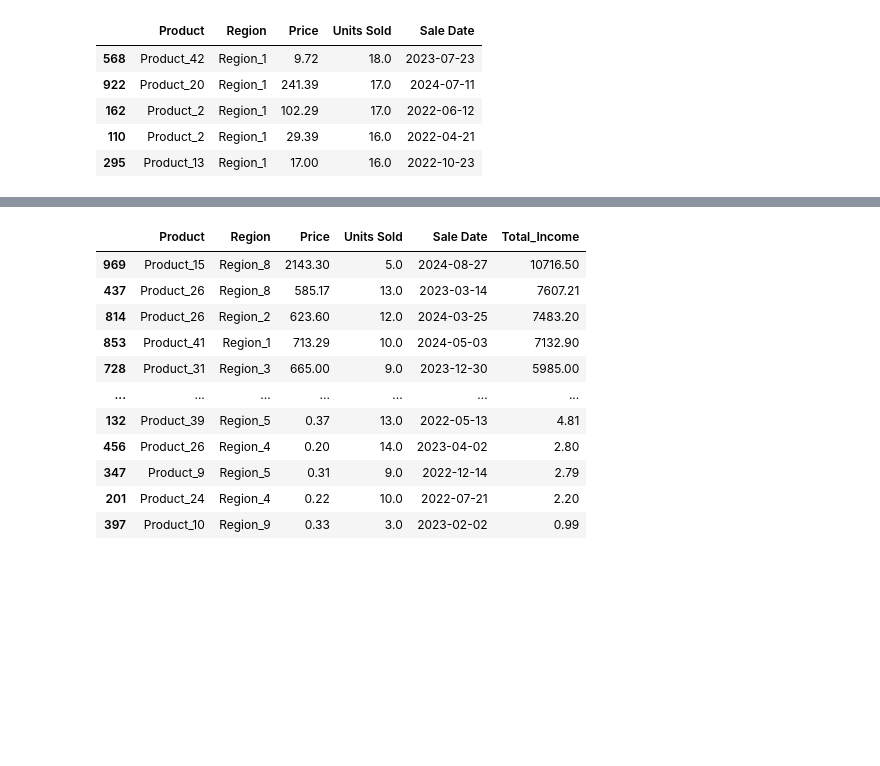
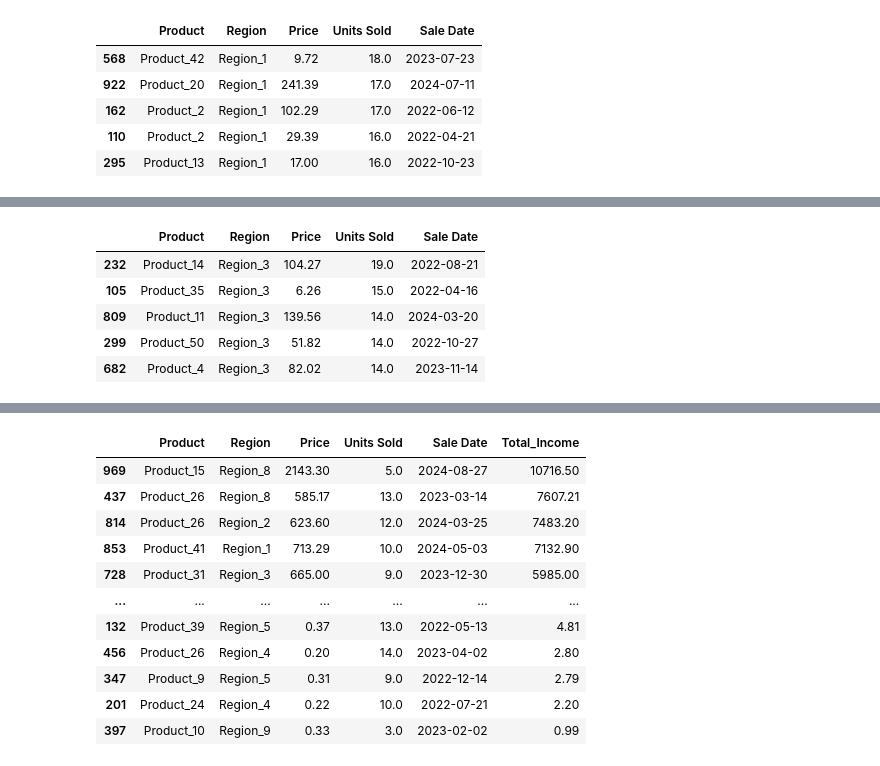
Before and after one commit to CDN0116/schulich-repo, a Jupyter notebook: assignment01.ipynb, the cells around one changed output, grey strips where cells are left out. Drawn from its saved outputs; the diff is of its cells as text; code cells hidden in the pictures; blank space fills up the shorter version.

```diff
--- a/assignment01.ipynb
+++ b/assignment01.ipynb
@@ -220,0 +216,10 @@ df[df['Region']=='Region_1'].sort_values(['Units Sold'],ascending=False).head()
+# %%
+df[df['Region']=='Region_3'].sort_values(['Units Sold'],ascending=False).head()
+# To se which product is sold most in Region_3
+# %% [output]
+|  | Product | Region | Price | Units Sold | Sale Date |
+| 232 | Product_14 | Region_3 | 104.27 | 19.0 | 2022-08-21 |
+| 105 | Product_35 | Region_3 | 6.26 | 15.0 | 2022-04-16 |
+| 809 | Product_11 | Region_3 | 139.56 | 14.0 | 2024-03-20 |
+| 299 | Product_50 | Region_3 | 51.82 | 14.0 | 2022-10-27 |
+| 682 | Product_4 | Region_3 | 82.02 | 14.0 | 2023-11-14 |
```
Also changed, not shown: parts of 20 cells of this notebook.
